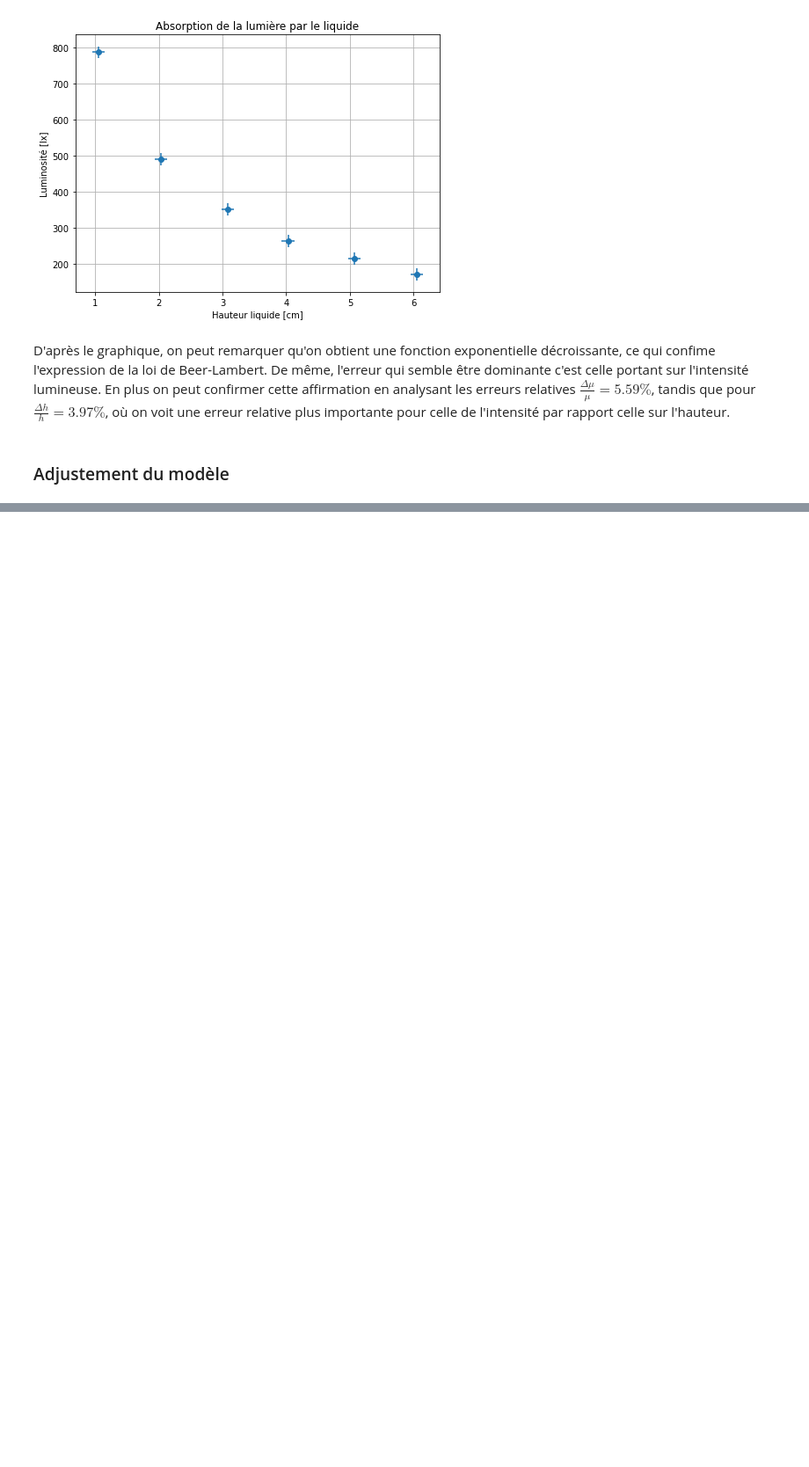
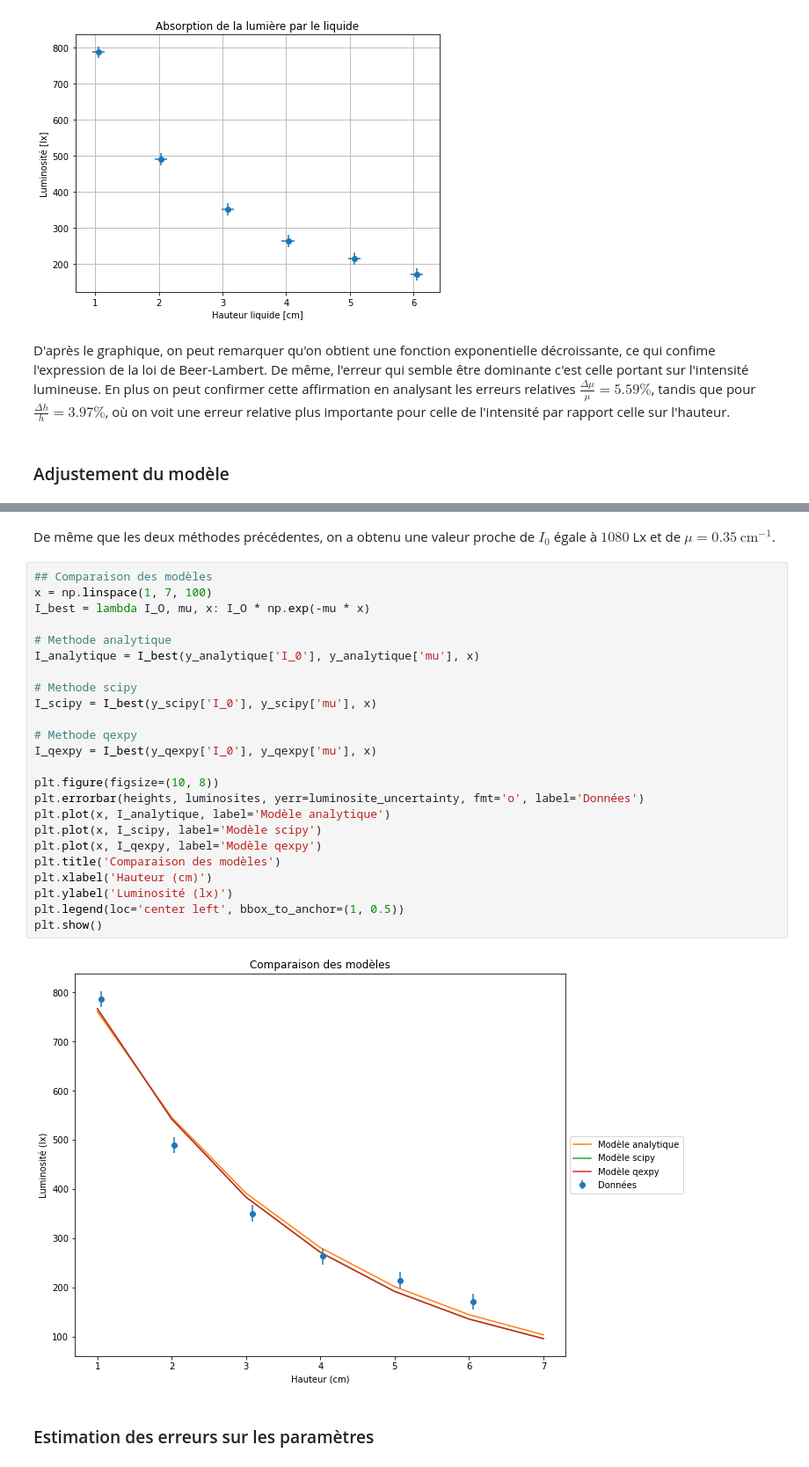
Before and after one commit to kmiloarguello/kmiloarguello.github.io, a Jupyter notebook: phyca/content/LU2PY215/TP/TP5/TP5.ipynb, the cells around one changed output, grey strips where cells are left out. Shown at 88% size. Drawn from its saved outputs; the diff is of its cells as text; blank space fills up the shorter version.

```diff
--- a/phyca/content/LU2PY215/TP/TP5/TP5.ipynb
+++ b/phyca/content/LU2PY215/TP/TP5/TP5.ipynb
@@ -242,0 +335,30 @@ $\displaystyle \mu = 0.33 \, \text{cm}^{-1}$
+# %% [markdown]
+De même que les deux méthodes précédentes, on a obtenu une valeur proche de $I_0$ égale à $1080$ Lx et de $\mu = 0.35 \ \text{cm}^{-1}$.
+# %%
+## Comparaison des modèles
+x = np.linspace(1, 7, 100)
+I_best = lambda I_O, mu, x: I_O * np.exp(-mu * x)
+
+# Methode analytique
+I_analytique = I_best(y_analytique['I_0'], y_analytique['mu'], x)
+
+# Methode scipy
+I_scipy = I_best(y_scipy['I_0'], y_scipy['mu'], x)
+
+# Methode qexpy
+I_qexpy = I_best(y_qexpy['I_0'], y_qexpy['mu'], x)
+
+plt.figure(figsize=(10, 8))
+plt.errorbar(heights, luminosites, yerr=luminosite_uncertainty, fmt='o', label='Données')
+plt.plot(x, I_analytique, label='Modèle analytique')
+plt.plot(x, I_scipy, label='Modèle scipy')
+plt.plot(x, I_qexpy, label='Modèle qexpy')
+plt.title('Comparaison des modèles')
+plt.xlabel('Hauteur (cm)')
+plt.ylabel('Luminosité (lx)')
+plt.legend(loc='center left', bbox_to_anchor=(1, 0.5))
+plt.show()
+# %% [output]
+[figure, added]
+# %% [markdown]
+### Estimation des erreurs sur les paramètres
```
Also changed, not shown: parts of 12 cells of this notebook.
